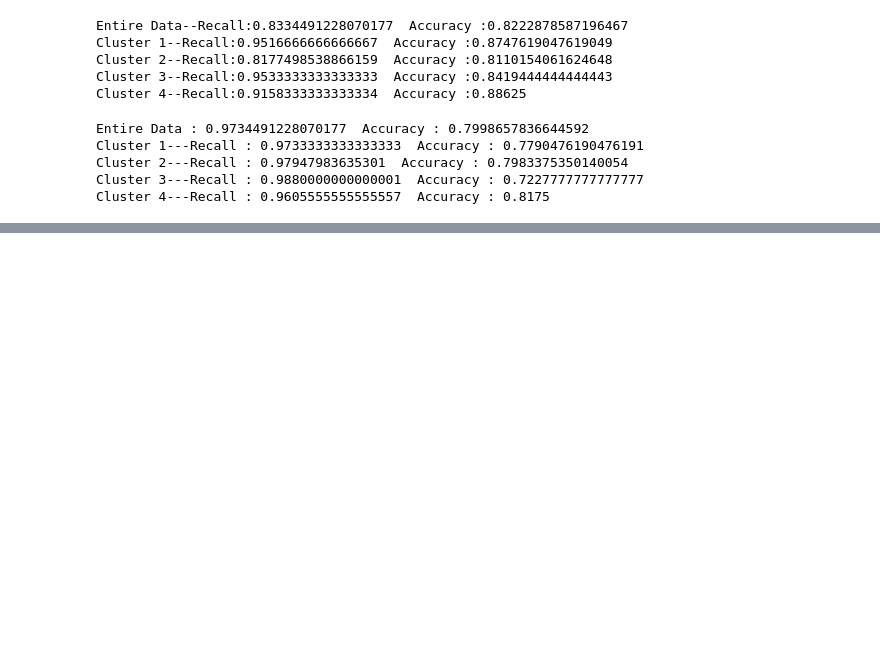
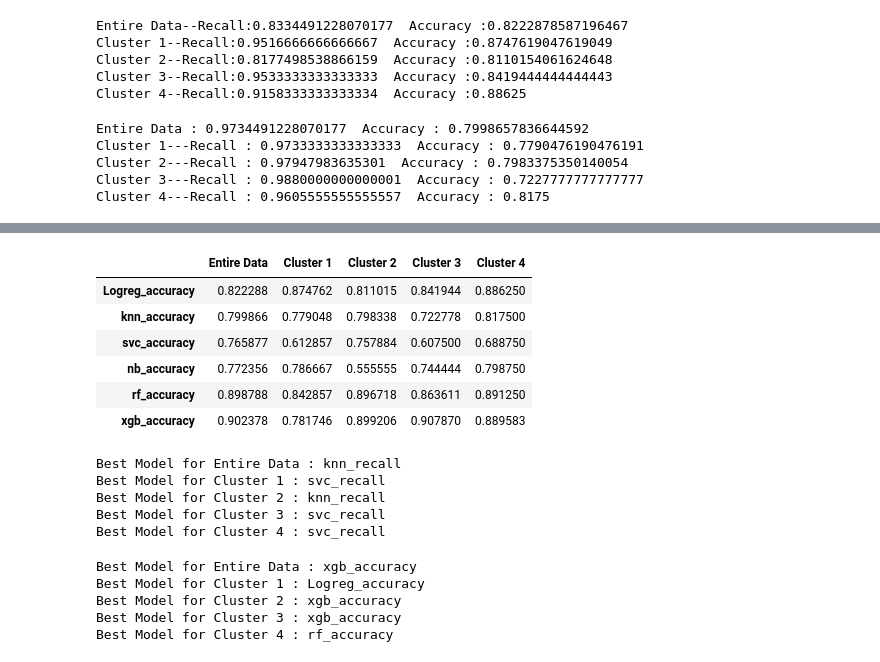
Before and after one commit to Shashank-Sundi/NOTEBOOKS, a Jupyter notebook: INSURANCE-CLAIM-FRAUD.ipynb, the cells around one changed output, grey strips where cells are left out. Saved outputs shown, nothing was run; the diff lists cells and outputs as text; code cells hidden in the pictures; blank space fills up the shorter version.

```diff
--- a/INSURANCE-CLAIM-FRAUD.ipynb
+++ b/INSURANCE-CLAIM-FRAUD.ipynb
@@ -896,0 +1058,36 @@ Cluster 4---Recall : 0.9605555555555557  Accuracy : 0.8175
+# %%
+# Comparing Accuracy Values
+
+accuracy_vals=pd.DataFrame(data=[accuracy_logreg,accuracy_knn,accuracy_svc,
+                        accuracy_nb,accuracy_rf,accuracy_xgb],
+                        index=['Logreg_accuracy','knn_accuracy','svc_accuracy',
+                        'nb_accuracy','rf_accuracy','xgb_accuracy'],
+                        columns=['Entire Data','Cluster 1','Cluster 2','Cluster 3','Cluster 4'])
+
+accuracy_vals
+# %% [output]
+|  | Entire Data | Cluster 1 | Cluster 2 | Cluster 3 | Cluster 4 |
+| Logreg_accuracy | 0.822288 | 0.874762 | 0.811015 | 0.841944 | 0.886250 |
+| knn_accuracy | 0.799866 | 0.779048 | 0.798338 | 0.722778 | 0.817500 |
+| svc_accuracy | 0.765877 | 0.612857 | 0.757884 | 0.607500 | 0.688750 |
+| nb_accuracy | 0.772356 | 0.786667 | 0.555555 | 0.744444 | 0.798750 |
+| rf_accuracy | 0.898788 | 0.842857 | 0.896718 | 0.863611 | 0.891250 |
+| xgb_accuracy | 0.902378 | 0.781746 | 0.899206 | 0.907870 | 0.889583 |
+# %%
+for i in recall_vals.columns:
+    print(f"Best Model for {i} : {recall_vals[i].idxmax()} ")
+# %% [output]
+Best Model for Entire Data : knn_recall
+Best Model for Cluster 1 : svc_recall
+Best Model for Cluster 2 : knn_recall
+Best Model for Cluster 3 : svc_recall
+Best Model for Cluster 4 : svc_recall
+# %%
+for i in accuracy_vals.columns:
+    print(f"Best Model for {i} : {accuracy_vals[i].idxmax()} ")
+# %% [output]
+Best Model for Entire Data : xgb_accuracy
+Best Model for Cluster 1 : Logreg_accuracy
+Best Model for Cluster 2 : xgb_accuracy
+Best Model for Cluster 3 : xgb_accuracy
+Best Model for Cluster 4 : rf_accuracy
```
Also changed, not shown: parts of 6 cells of this notebook.
